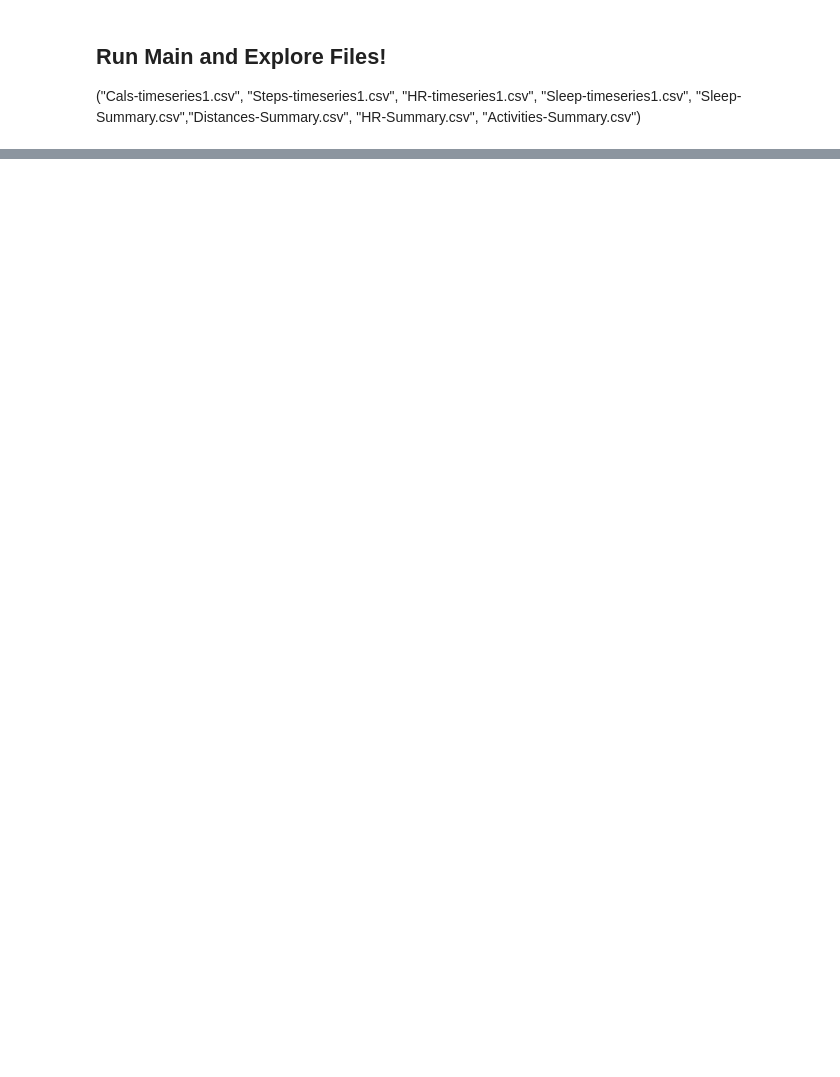
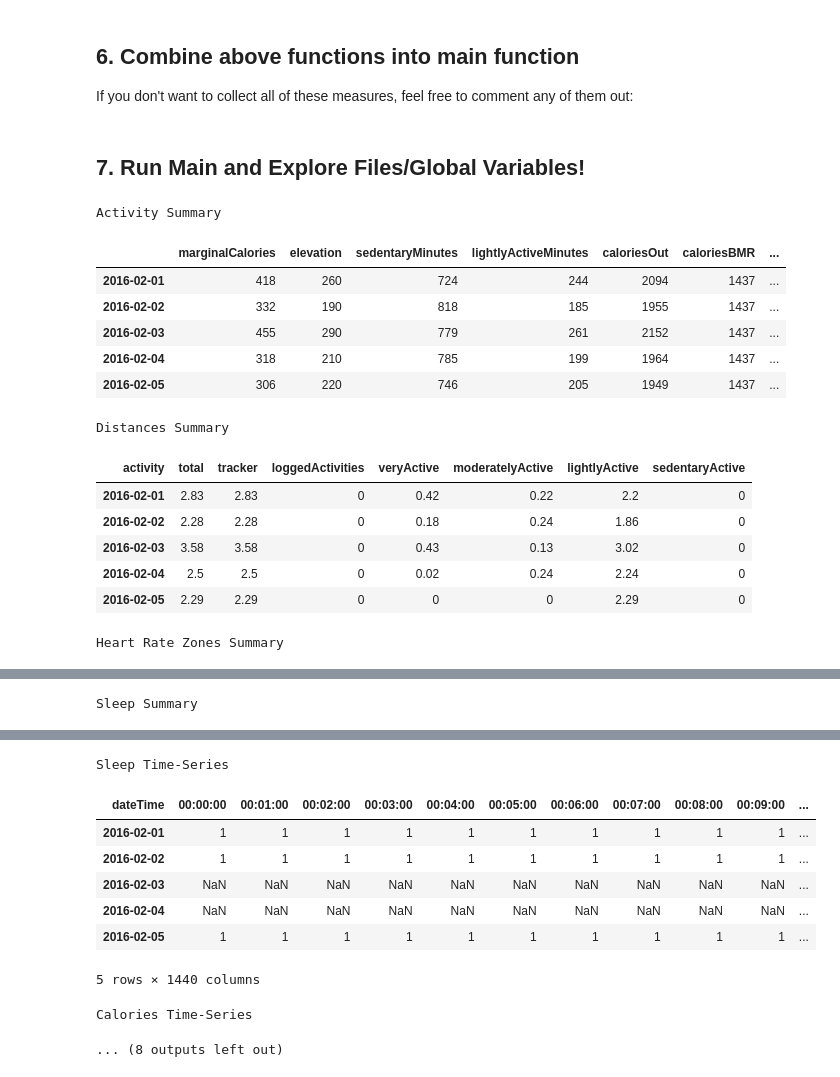
Before and after one commit to amandasolis/Fitbit, a Jupyter notebook: FitbitRange.ipynb, the cells around one changed output, grey strips where cells are left out. Cells and saved outputs as stored; diff of their text form; code cells hidden in the pictures; blank space fills up the shorter version.

```diff
--- a/FitbitRange.ipynb
+++ b/FitbitRange.ipynb
@@ -284,3 +393,3 @@ def main():
-# %% [markdown]
-## Run Main and Explore Files!
-("Cals-timeseries1.csv", "Steps-timeseries1.csv", "HR-timeseries1.csv", "Sleep-timeseries1.csv", "Sleep-Summary.csv","Distances-Summary.csv", "HR-Summary.csv", "Activities-Summary.csv")
+# %% [markdown]
+## 6. Combine above functions into main function
+If you don't want to collect all of these measures, feel free to comment any of them out:
@@ -287,2 +403,46 @@ def main():
+# %% [markdown]
+## 7. Run Main and Explore Files/Global Variables!
 # %%
 main()
+# %%
+"""preview the first 5 rows of each data frame"""
+
+print "Activity Summary"
+display(ActivitySummary_df1.head())
+
+print "Distances Summary"
+display(DistancesSummary_df1.head())
+
+print "Heart Rate Zones Summary"
+display(HRSummary_df1.head())
+
+print "Sleep Summary"
+display(SleepSummary_df1.head())
+
+print "Sleep Time-Series"
+display(Sleep_df1.head())
+
+print "Calories Time-Series"
+display(Cals_df1.head())
+
+print "Steps Time-Series"
+display(Steps_df1.head())
+
+print "Heart Rate Time-Series"
+display(HR_df1.head())
+# %% [output]
+Activity Summary
+|  | marginalCalories | elevation | sedentaryMinutes | lightlyActiveMinutes | caloriesOut | caloriesBMR | ... |
+| 2016-02-01 | 418 | 260 | 724 | 244 | 2094 | 1437 | ... |
+| 2016-02-02 | 332 | 190 | 818 | 185 | 1955 | 1437 | ... |
+| 2016-02-03 | 455 | 290 | 779 | 261 | 2152 | 1437 | ... |
+| 2016-02-04 | 318 | 210 | 785 | 199 | 1964 | 1437 | ... |
+| 2016-02-05 | 306 | 220 | 746 | 205 | 1949 | 1437 | ... |
+Distances Summary
+| activity | total | tracker | loggedActivities | veryActive | moderatelyActive | lightlyActive | sedentaryActive |
+| 2016-02-01 | 2.83 | 2.83 | 0 | 0.42 | 0.22 | 2.2 | 0 |
+| 2016-02-02 | 2.28 | 2.28 | 0 | 0.18 | 0.24 | 1.86 | 0 |
+| 2016-02-03 | 3.58 | 3.58 | 0 | 0.43 | 0.13 | 3.02 | 0 |
+| 2016-02-04 | 2.5 | 2.5 | 0 | 0.02 | 0.24 | 2.24 | 0 |
+| 2016-02-05 | 2.29 | 2.29 | 0 | 0 | 0 | 2.29 | 0 |
+Heart Rate Zones Summary
@@ -288,0 +455 @@ main()
+Sleep Summary
@@ -288,0 +462,10 @@ main()
+Sleep Time-Series
+| dateTime | 00:00:00 | 00:01:00 | 00:02:00 | 00:03:00 | 00:04:00 | 00:05:00 | 00:06:00 | 00:07:00 | 00:08:00 | 00:09:00 | ... |
+| 2016-02-01 | 1 | 1 | 1 | 1 | 1 | 1 | 1 | 1 | 1 | 1 | ... |
+| 2016-02-02 | 1 | 1 | 1 | 1 | 1 | 1 | 1 | 1 | 1 | 1 | ... |
+| 2016-02-03 | NaN | NaN | NaN | NaN | NaN | NaN | NaN | NaN | NaN | NaN | ... |
+| 2016-02-04 | NaN | NaN | NaN | NaN | NaN | NaN | NaN | NaN | NaN | NaN | ... |
+| 2016-02-05 | 1 | 1 | 1 | 1 | 1 | 1 | 1 | 1 | 1 | 1 | ... |
+5 rows × 1440 columns
+Calories Time-Series
+... (8 outputs left out)
```
Also changed, not shown: parts of 24 cells of this notebook, 5 other files.
